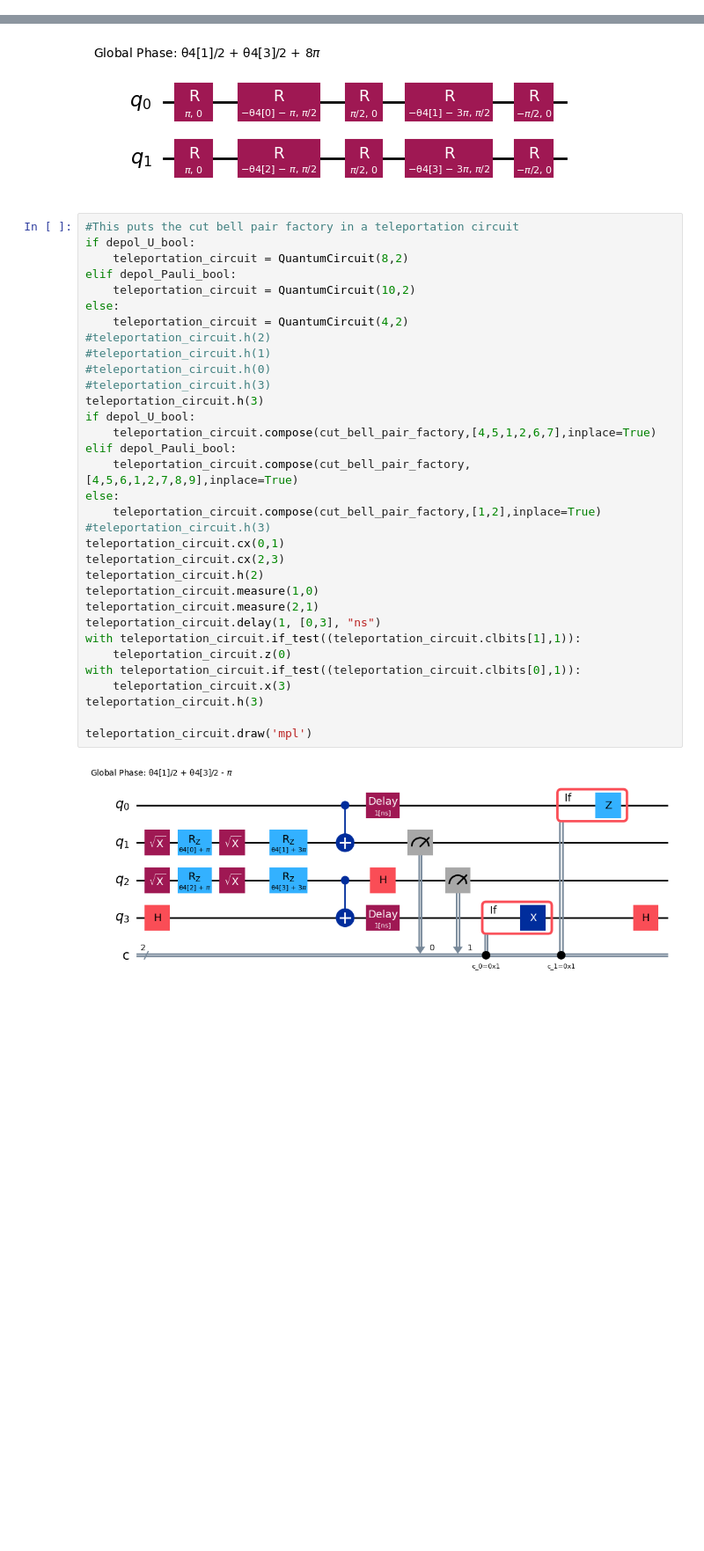
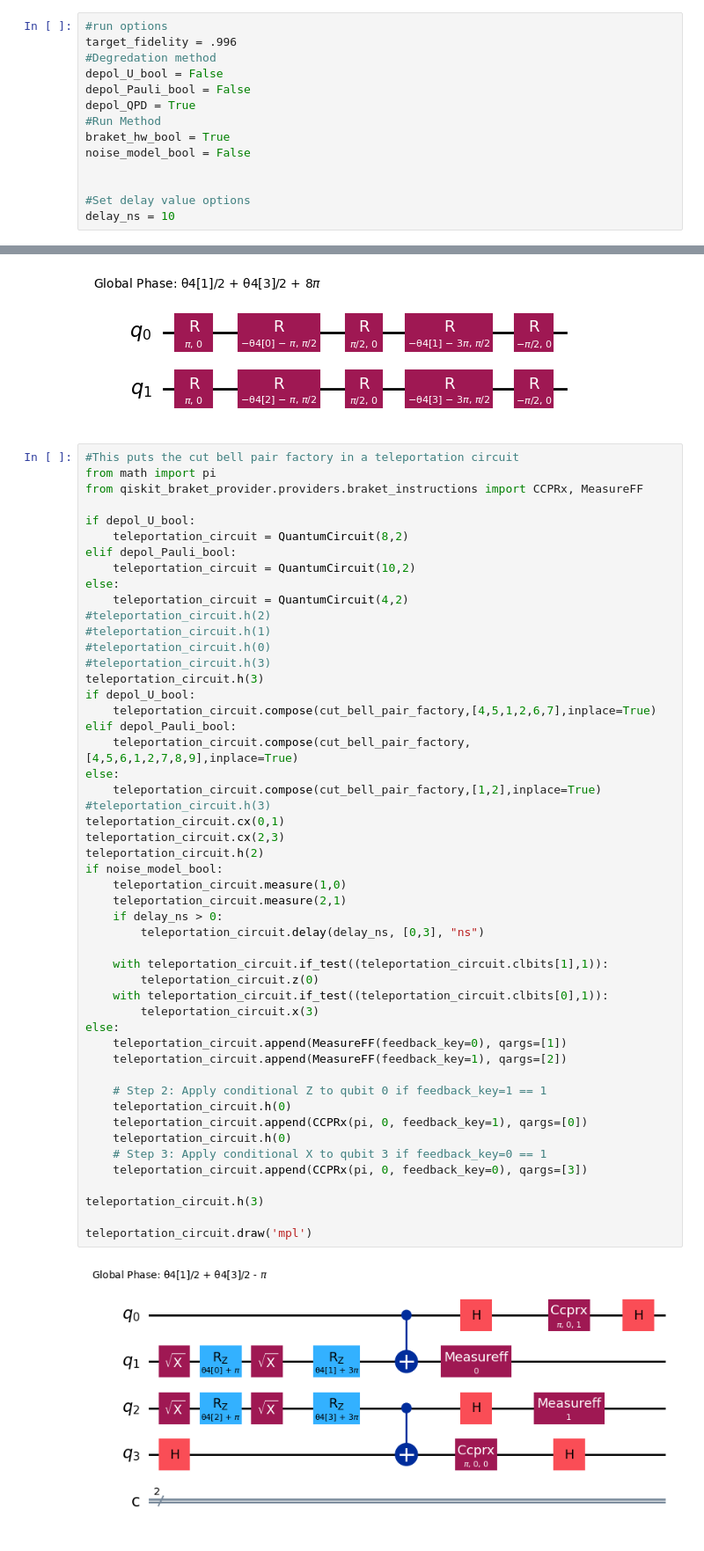
Before and after one commit to antittelbaugh/entanglement_distribution_with_cgs, a Jupyter notebook: Testing_circuit_runs.ipynb, the cells around one changed output, grey strips where cells are left out. Shown: that part at 88% size. Saved outputs shown, nothing was run; the diff lists cells and outputs as text; blank space fills up the shorter version.

Commit message:
Adding knob options, note on hardware does not work right now

```diff
--- a/Testing_circuit_runs.ipynb
+++ b/Testing_circuit_runs.ipynb
@@ -1,3 +1,17 @@
+# %%
+#run options
+target_fidelity = .996
+#Degredation method
+depol_U_bool = False
+depol_Pauli_bool = False
+depol_QPD = True
+#Run Method
+braket_hw_bool = True
+noise_model_bool = False
+
+
+#Set delay value options
+delay_ns = 10
 # %%
 from qiskit.circuit.library import UnitaryGate
 import numpy as np
@@ -64,39 +75,56 @@ qc2.draw('mpl')
 [figure]
 # %%
 #This puts the cut bell pair factory in a teleportation circuit
+from math import pi
+from qiskit_braket_provider.providers.braket_instructions import CCPRx, MeasureFF
+
 if depol_U_bool:
     teleportation_circuit = QuantumCircuit(8,2)
 elif depol_Pauli_bool:
     teleportation_circuit = QuantumCircuit(10,2)
 else:
     teleportation_circuit = QuantumCircuit(4,2)
 #teleportation_circuit.h(2)
 #teleportation_circuit.h(1)
 #teleportation_circuit.h(0)
 #teleportation_circuit.h(3)
 teleportation_circuit.h(3)
 if depol_U_bool:
     teleportation_circuit.compose(cut_bell_pair_factory,[4,5,1,2,6,7],inplace=True)
 elif depol_Pauli_bool:
     teleportation_circuit.compose(cut_bell_pair_factory,[4,5,6,1,2,7,8,9],inplace=True)
 else:
     teleportation_circuit.compose(cut_bell_pair_factory,[1,2],inplace=True)
 #teleportation_circuit.h(3)
 teleportation_circuit.cx(0,1)
 teleportation_circuit.cx(2,3)
 teleportation_circuit.h(2)
-teleportation_circuit.measure(1,0)
-teleportation_circuit.measure(2,1)
-teleportation_circuit.delay(1, [0,3], "ns")
-with teleportation_circuit.if_test((teleportation_circuit.clbits[1],1)):
-    teleportation_circuit.z(0)
-with teleportation_circuit.if_test((teleportation_circuit.clbits[0],1)):
-    teleportation_circuit.x(3)
+if noise_model_bool:
+    teleportation_circuit.measure(1,0)
+    teleportation_circuit.measure(2,1)
+    if delay_ns > 0:
+        teleportation_circuit.delay(delay_ns, [0,3], "ns")
+
+    with teleportation_circuit.if_test((teleportation_circuit.clbits[1],1)):
+        teleportation_circuit.z(0)
+    with teleportation_circuit.if_test((teleportation_circuit.clbits[0],1)):
+        teleportation_circuit.x(3)
+else:
+    teleportation_circuit.append(MeasureFF(feedback_key=0), qargs=[1])
+    teleportation_circuit.append(MeasureFF(feedback_key=1), qargs=[2])
+
+    # Step 2: Apply conditional Z to qubit 0 if feedback_key=1 == 1
+    teleportation_circuit.h(0)
+    teleportation_circuit.append(CCPRx(pi, 0, feedback_key=1), qargs=[0])
+    teleportation_circuit.h(0)
+    # Step 3: Apply conditional X to qubit 3 if feedback_key=0 == 1
+    teleportation_circuit.append(CCPRx(pi, 0, feedback_key=0), qargs=[3])
+
 teleportation_circuit.h(3)
 
 teleportation_circuit.draw('mpl')
 # %% [output]
-[figure, old version]
+[figure, new version]
 # %%
 # now put the cut bell pair into the graph state
 from qiskit_ibm_runtime import QiskitRuntimeService
```
Also changed, not shown: parts of 5 cells of this notebook, 1 other file.
